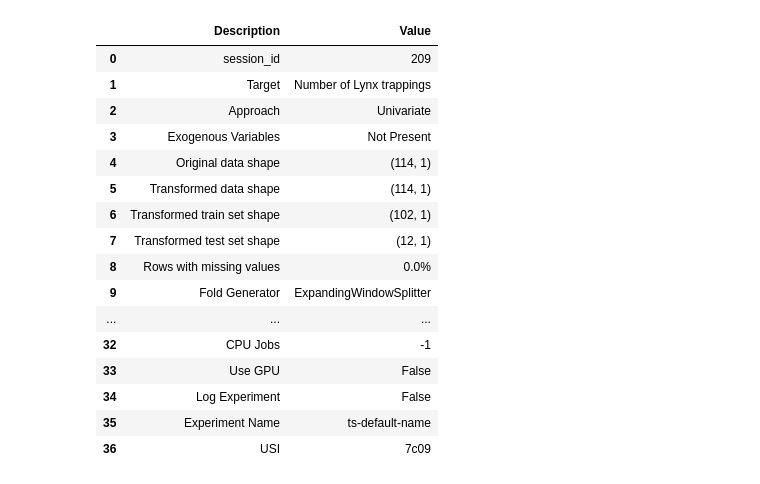
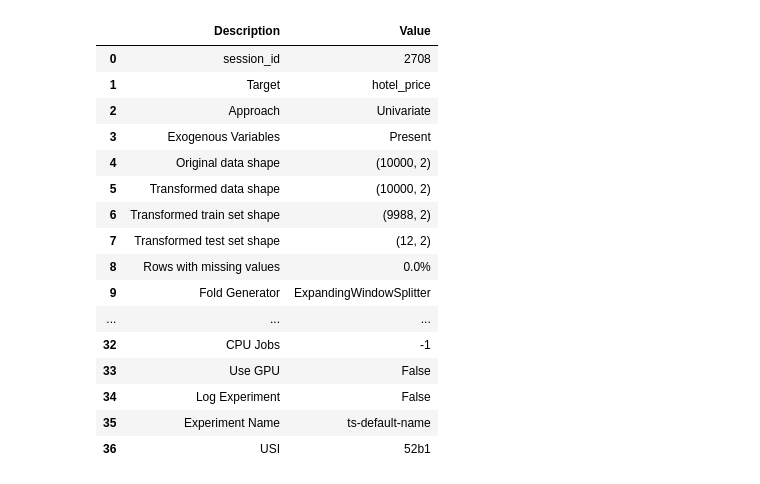
Before and after one commit to chaitanyagawande/Data-Mining-Assignment_3-4, a Jupyter notebook: Assignments 4/TS_Forecast_Without_Exogenous/Time_Series_Forecasting_Without_Exogenous.ipynb, the cells around one changed output. Cells and saved outputs as stored; diff of their text form; code cells hidden in the pictures.

```diff
--- a/Assignments 4/TS_Forecast_Without_Exogenous/Time_Series_Forecasting_Without_Exogenous.ipynb
+++ b/Assignments 4/TS_Forecast_Without_Exogenous/Time_Series_Forecasting_Without_Exogenous.ipynb
@@ -35,0 +25,5 @@ data.head()
+# %%
+import pandas as pd
+data = pd.read_csv('hotel_prices_forecasting.csv')
+data['date'] = pd.to_datetime(data['date'])
+data.head()
@@ -37,17 +38,17 @@ data.head()
 forecast_year = 12
 forecast_fold = 3
 # %%
-setup = setup(data, fh=forecast_year, fold=forecast_fold, target = 'Number of Lynx trappings')
+setup = setup(data, fh=forecast_year, fold=forecast_fold, target = 'hotel_price')
 # %% [output]
 |  | Description | Value |
-| 0 | session_id | 209 |
-| 1 | Target | Number of Lynx trappings |
+| 0 | session_id | 2708 |
+| 1 | Target | hotel_price |
 | 2 | Approach | Univariate |
-| 3 | Exogenous Variables | Not Present |
-| 4 | Original data shape | (114, 1) |
-| 5 | Transformed data shape | (114, 1) |
-| 6 | Transformed train set shape | (102, 1) |
-| 7 | Transformed test set shape | (12, 1) |
+| 3 | Exogenous Variables | Present |
+| 4 | Original data shape | (10000, 2) |
+| 5 | Transformed data shape | (10000, 2) |
+| 6 | Transformed train set shape | (9988, 2) |
+| 7 | Transformed test set shape | (12, 2) |
 | 8 | Rows with missing values | 0.0% |
 | 9 | Fold Generator | ExpandingWindowSplitter |
 | ... | ... | ... |
@@ -55,7 +56,7 @@ setup = setup(data, fh=forecast_year, fold=forecast_fold, target = 'Number of Ly
 | 33 | Use GPU | False |
 | 34 | Log Experiment | False |
 | 35 | Experiment Name | ts-default-name |
-| 36 | USI | 7c09 |
+| 36 | USI | 52b1 |
 # %%
 setup.plot_model()
 # %% [output]
```
Also changed, not shown: parts of 10 cells of this notebook, 3 other files.
